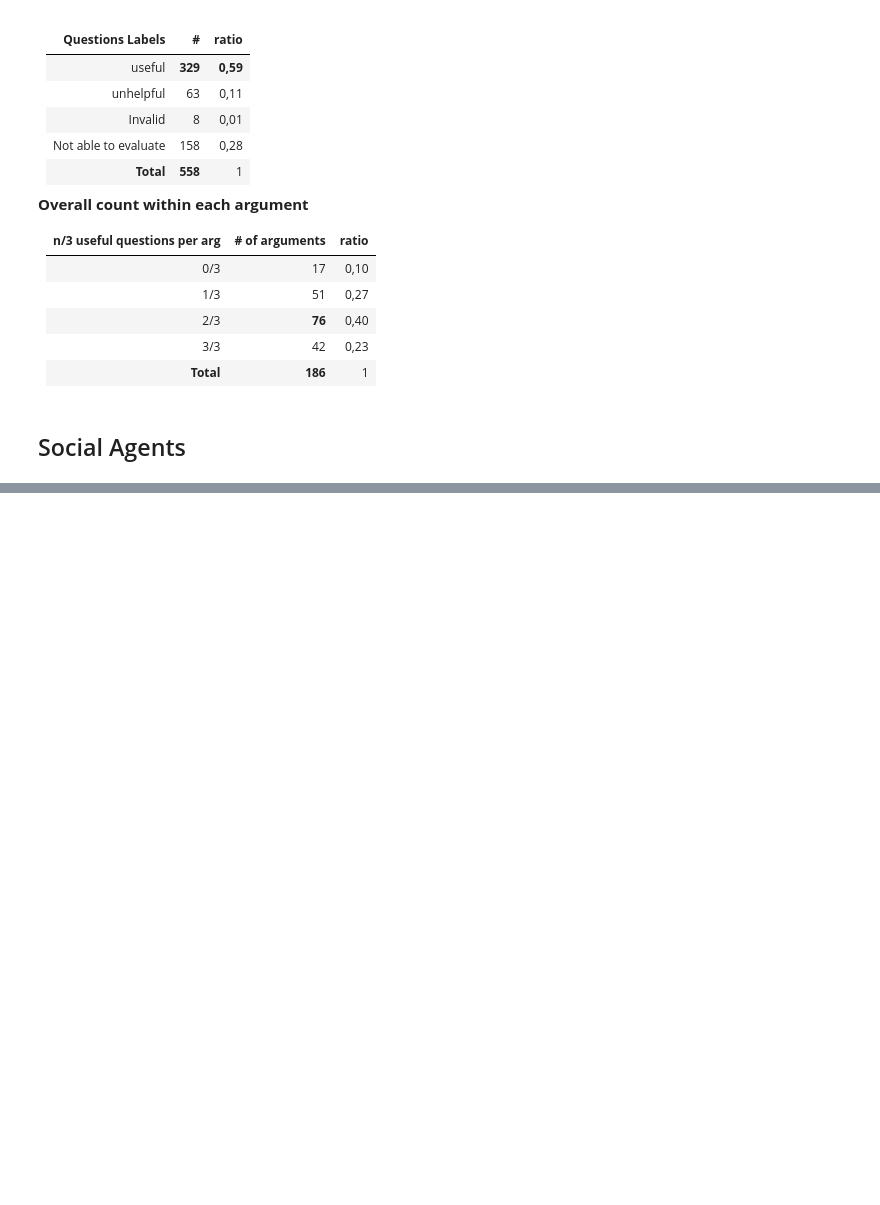
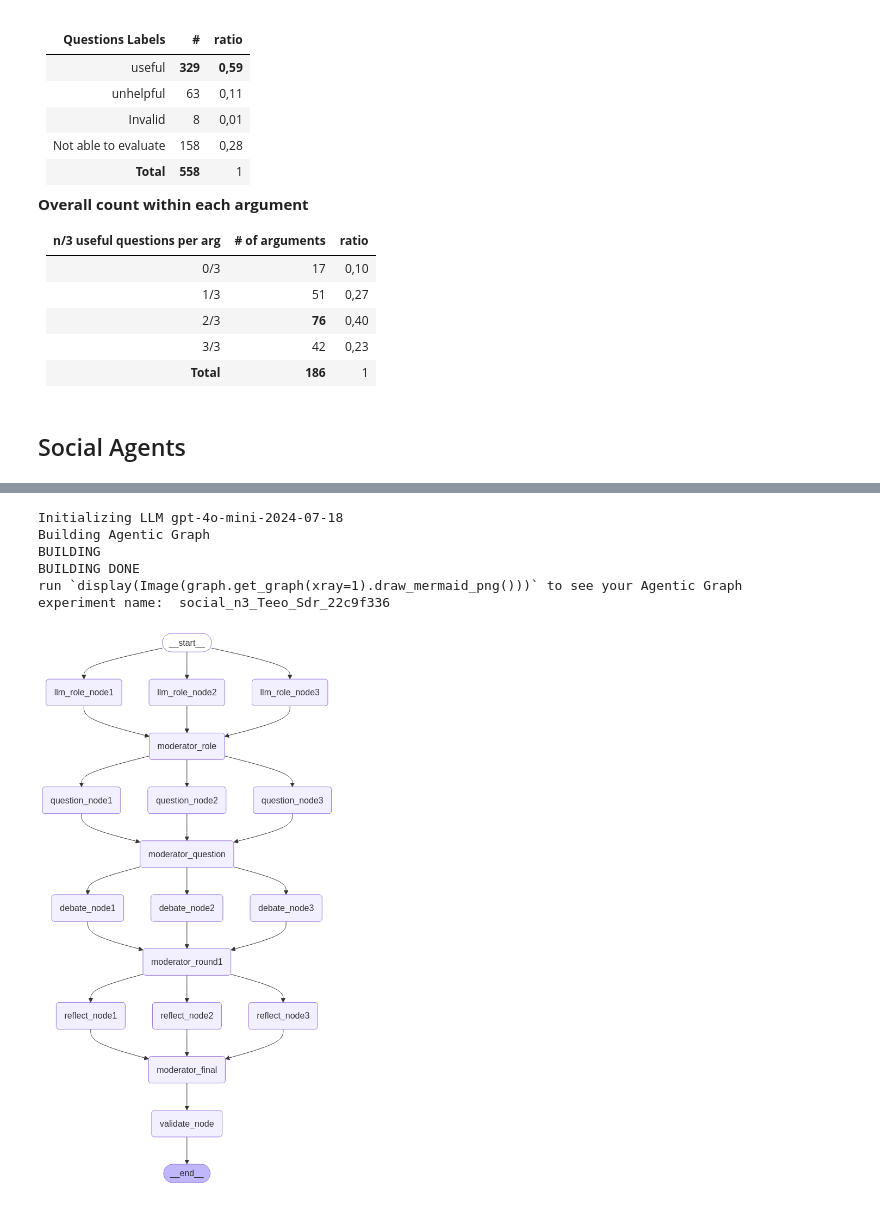
Before and after one commit to roxanneelbaff/critical_questions_generation, a Jupyter notebook: elbaff_notebook.ipynb, the cells around one changed output, grey strips where cells are left out. Cells and saved outputs as stored; diff of their text form; code cells hidden in the pictures; blank space fills up the shorter version.

Commit message:
Dynamic social agents builder for personality traits and debate/reflect strategy

```diff
--- a/elbaff_notebook.ipynb
+++ b/elbaff_notebook.ipynb
@@ -448,0 +432,62 @@ CriticalQuestionList(critical_questions=[CriticalQuestion(id=0, critical_questio
+# %%
+import dataclasses
+import operator
+from typing import Annotated, Dict, Literal, Optional, TypedDict
+
+from social_agents.graph_tools import CQSTAbstractAgent, SocialAgentBuilder
+from langgraph.graph import START, END, StateGraph
+from social_agents.objects import  CriticalQuestionList
+from pydantic import BaseModel, Field
+from langchain_core.messages import HumanMessage, SystemMessage
+
+
+
+
+
+# Example usage:
+
+
+
+
+
+
+
+
+from langchain_openai import ChatOpenAI
+import uuid
+thread_id = uuid.uuid4()
+config = {"configurable": {"thread_id": thread_id}}
+
+
+# Set these
+collaborative_strategy= ["debate", "reflect"]
+agent_trait_lst: list[str] = ["easy_going",  "overconfident", "easy_going"]
+
+
+trait_str = "".join(sorted([x[0] for x in agent_trait_lst]))
+strategy_str = "".join([x[0] for x in collaborative_strategy])
+n = len(agent_trait_lst)
+experiment_name = f"social_n{n}_T{trait_str}_S{strategy_str}_{thread_id}".split("-")[0]
+llm_name = "gpt-4o-mini-2024-07-18"# "o3-mini-2025-01-31"
+#temperature = 0.75
+
+social_agent = SocialAgentBuilder(llm_name = llm_name,
+                                  llm_num = n,
+                                  experiment_name=experiment_name,
+                                  temperature=0.7,
+                                  collaborative_strategy=collaborative_strategy,
+                                  agent_trait_lst=agent_trait_lst)
+# %% [output]
+Initializing LLM gpt-4o-mini-2024-07-18
+Building Agentic Graph
+BUILDING
+BUILDING DONE
+run `display(Image(graph.get_graph(xray=1).draw_mermaid_png()))` to see your Agentic Graph
+experiment name:  social_n3_Teeo_Sdr_22c9f336
+# %%
+from IPython.display import Image, display
+
+
+display(Image(social_agent.graph.get_graph(xray=1).draw_mermaid_png()))
+# %% [output]
+[figure, added]
```
Also changed, not shown: parts of 13 cells of this notebook, 9 other files.
